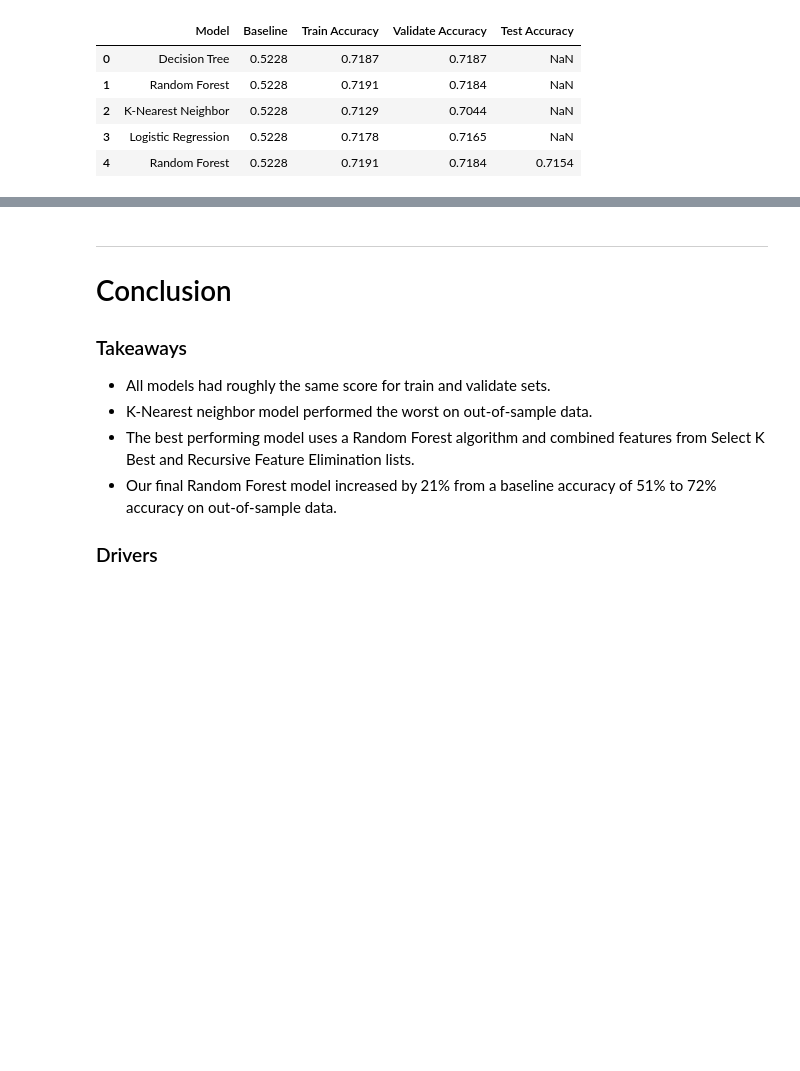
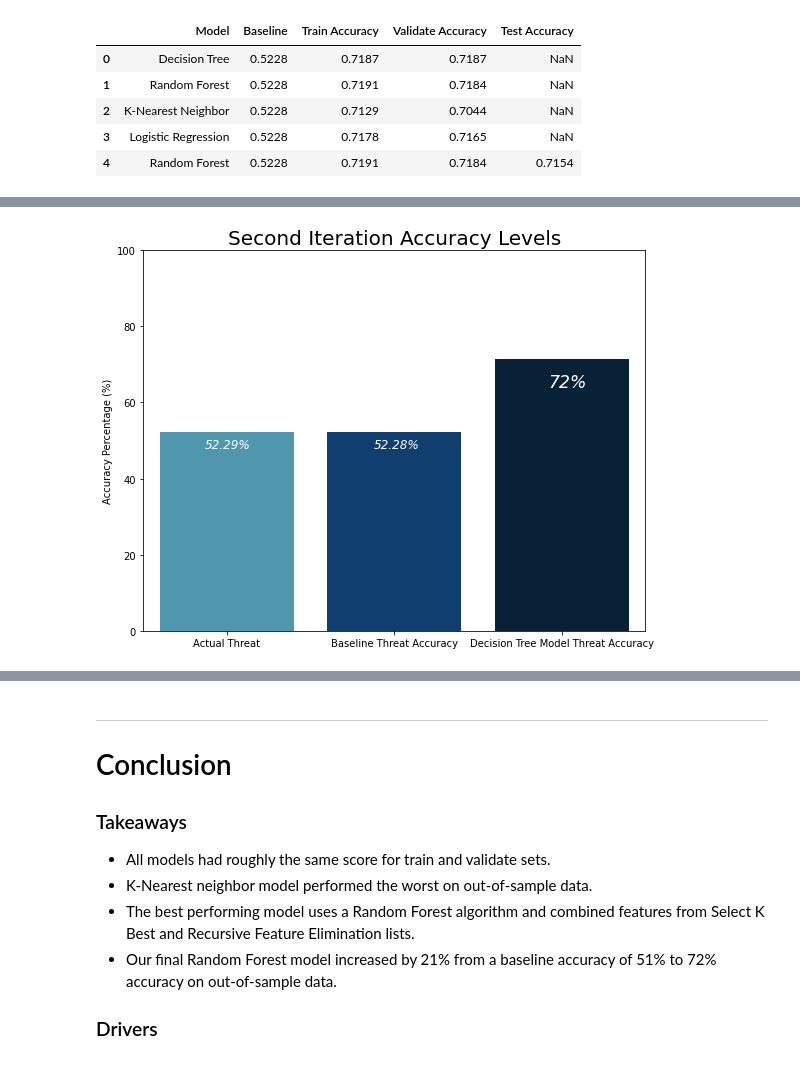
Before and after one commit to MG-Squared/americas_blues, a Jupyter notebook: second_iteration.ipynb, the cells around one changed output, grey strips where cells are left out. Cells and saved outputs as stored; diff of their text form; code cells hidden in the pictures; blank space fills up the shorter version.

Commit message:
added model acc viz &b feat imp viz

```diff
--- a/second_iteration.ipynb
+++ b/second_iteration.ipynb
@@ -1168,0 +1104,6 @@ array([0.56489781, 0.22347269, 0.67123087, ..., 0.2355925 , 0.12118397,
+# %%
+iter2_dt_acc = pd.DataFrame({
+
+    'titles':['Actual Threat', 'Baseline Threat Accuracy', 'Decision Tree Model Threat Accuracy'],
+    'pct':[round(((df.alleged_threat_lvl == "threat").mean())*100, 2), round(((train.alleged_threat_lvl == "threat").mean())*100, 2), round((dt.score(X_test[combo_feats], y_test))*100, 2)]
+})
@@ -1168,0 +1116,16 @@ array([0.56489781, 0.22347269, 0.67123087, ..., 0.2355925 , 0.12118397,
+# %%
+f, ax = plt.subplots(figsize=(9, 7))
+
+sns.barplot(data=iter2_dt_acc, x='titles', y='pct', palette='ocean_r')
+
+ax.text(1.92, 64, '72%', style='italic', size='xx-large', color='white')
+ax.text(0.88, 48, '52.28%', style='italic', size='large', color='white')
+ax.text(-0.13, 48, '52.29%', style='italic', size='large', color='white')
+
+plt.title('Second Iteration Accuracy Levels', fontsize=20)
+plt.ylim([0, 100])
+plt.xlabel('', fontsize=10)
+plt.ylabel('Accuracy Percentage (%)', fontsize=10)
+plt.show()
+# %% [output]
+[figure, added]
```
Also changed, not shown: parts of 27 cells of this notebook.
